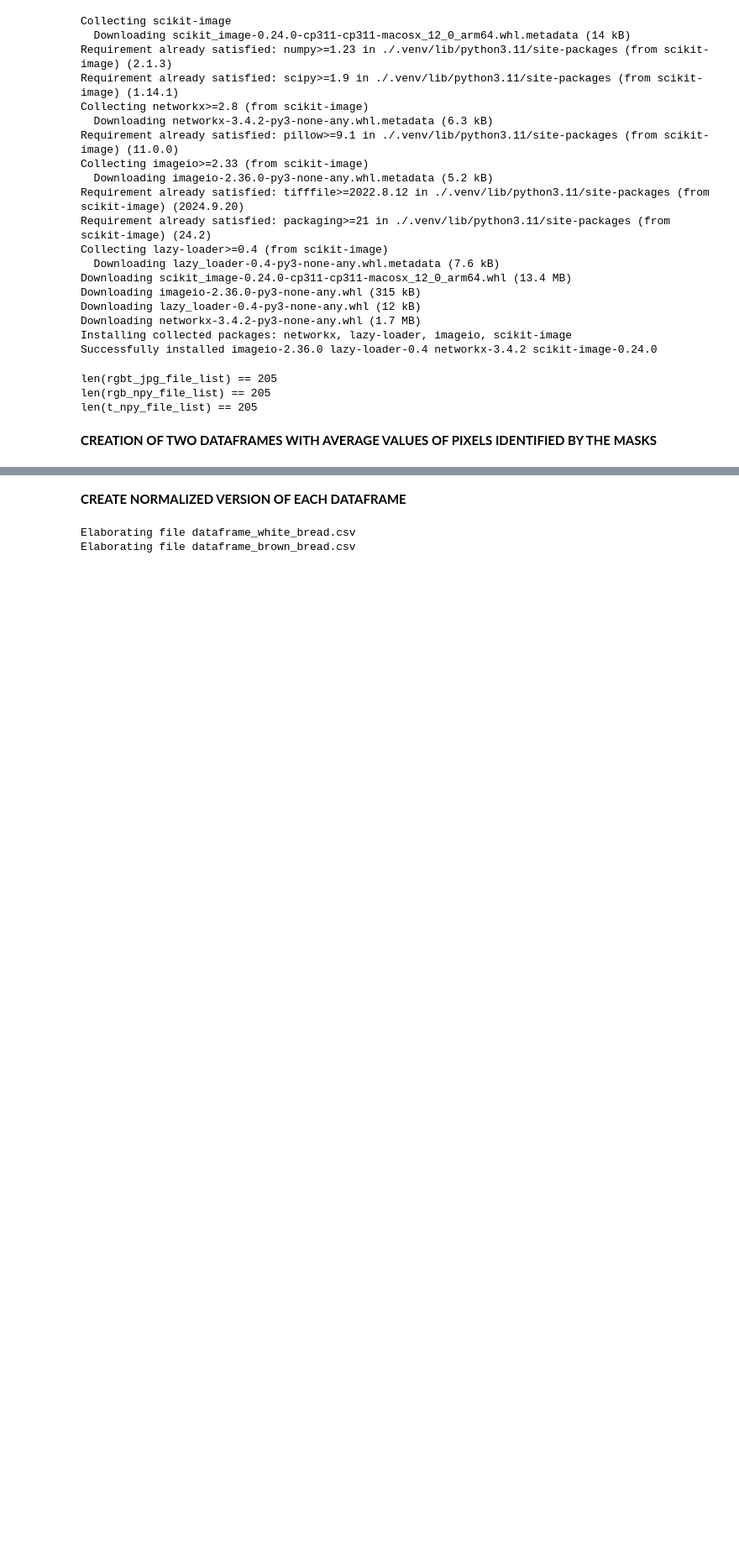
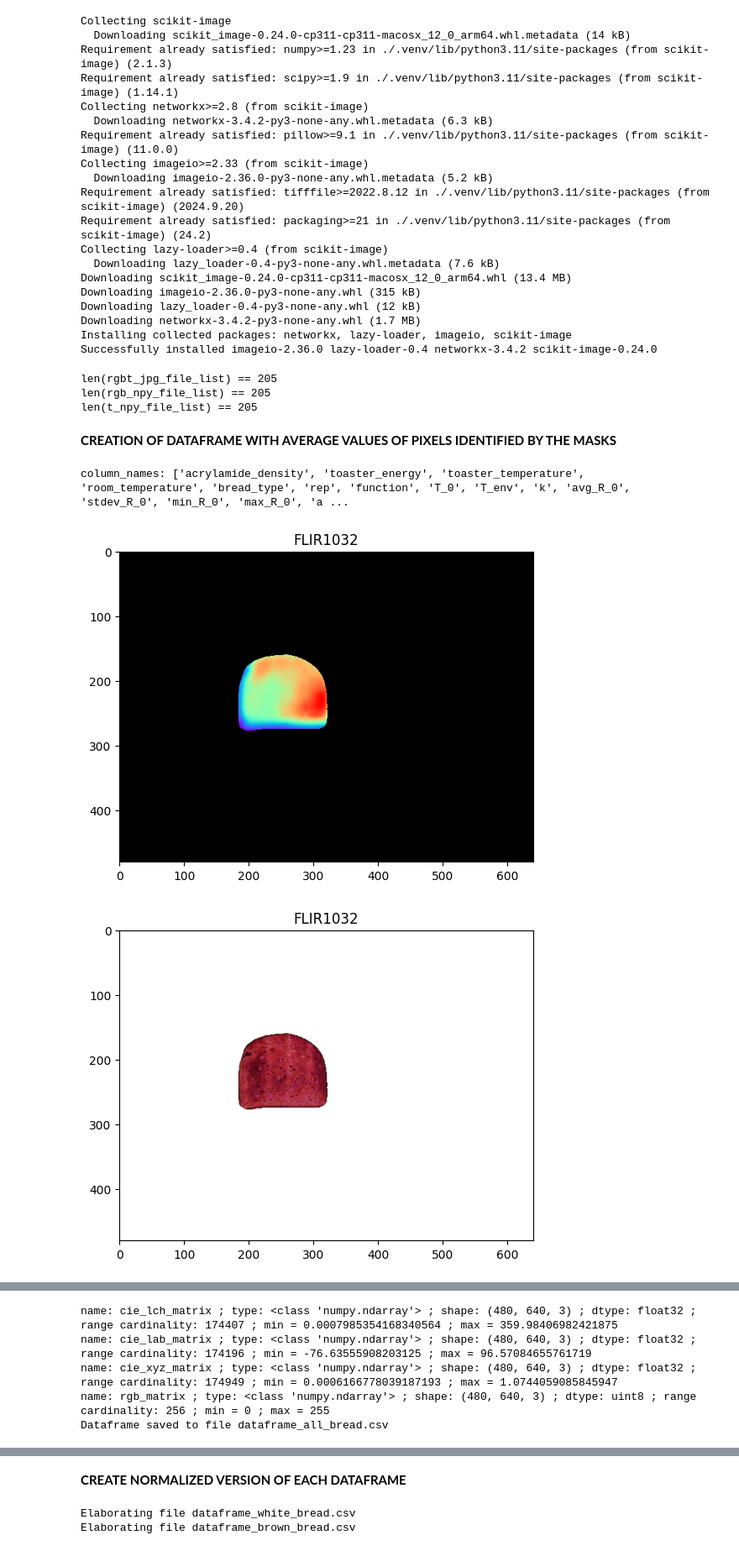
Before and after one commit to LambdaLambdaLambda/read_thermal.py, a Jupyter notebook: extract_rgb_and_thermal_data_from_raw_data_source.ipynb, the cells around one changed output, grey strips where cells are left out. Shown at 84% size. Drawn from its saved outputs; the diff is of its cells as text; code cells hidden in the pictures; blank space fills up the shorter version.

```diff
--- a/extract_rgb_and_thermal_data_from_raw_data_source.ipynb
+++ b/extract_rgb_and_thermal_data_from_raw_data_source.ipynb
@@ -751,11 +751,9 @@ len(rgbt_jpg_file_list) == 205
 len(rgb_npy_file_list) == 205
 len(t_npy_file_list) == 205
 # %% [markdown]
-**CREATION OF TWO DATAFRAMES WITH AVERAGE VALUES OF PIXELS IDENTIFIED BY THE MASKS**
+**CREATION OF DATAFRAME WITH AVERAGE VALUES OF PIXELS IDENTIFIED BY THE MASKS**
 # %%
-dataframe_white_bread = []
-dataframe_brown_bread = []
-bread_types = ['white', 'brown']
+dataframe_all_bread = []
 thresholds = [0.1, 0.2, 0.3, 0.4, 0.5]
 #fie = FlirImageExtractor(exiftool_path='exiftool')
 default_metadata = {
@@ -945,50 +943,38 @@ for j, old_record in enumerate(ground_truth):
     times = [0, 2, 4, 6, 8, 10, 15, 20, 25, 30]
     adjusted_times = [times[i] - 2 for i in range(1, 10)]
     T_env = new_record['room_temperature']
     T_0 = adjusted_avg_t_values[0]
     new_record['T_0'] = T_0
     new_record['T_env'] = T_env
 
     def mse_loss(y_true, y_pred):
         """Calculates the Mean Squared Error between true and predicted values."""
         return np.mean((y_true - y_pred)**2)
 
     def temperature_decay(t, k):
         """Calculates the temperature at time t using the decay equation."""
         return T_env + (T_0 - T_env) * np.exp(-k * t)
 
     # Define a function to minimize (MSE loss)
     def objective_function(k):
         y_pred = temperature_decay(adjusted_times, k)
         return mse_loss(adjusted_avg_t_values, y_pred)
 
     ####################################################################
     popt, _ = curve_fit(temperature_decay, adjusted_times,
                         adjusted_avg_t_values, p0=[0.1])  # Initial guess for k
     # Extract the optimal k
     optimal_k = popt[0]
+    new_record['k'] = optimal_k
+    dataframe_all_bread.append(new_record)
 
-    if (new_record['bread_type'] == 'b' and new_record['rep'] == 'd' and new_record['function'] == '6') or (new_record['bread_type'] == 'b' and new_record['rep'] == 'e'):
-        new_record['k'] = None
-    else:
-        new_record['k'] = optimal_k
 
-    if old_record['bread_type'] == 'b':
-        dataframe_brown_bread.append(new_record)
-    elif old_record['bread_type'] == 'w':
-        dataframe_white_bread.append(new_record)
-    else:
-        print(f'Wrong bread type.')
-    #TODO: where the field 'k' is None in the brown dataset, take the value of k from the same repetition in white bread dataset
-
-dest_csv = 'dataframe_white_bread.csv'
+dest_csv = 'dataframe_all_bread.csv'
 if not (os.path.exists(dest_csv) and os.path.isfile(dest_csv)):
-    df_white = pd.DataFrame(dataframe_white_bread)
+    df_white = pd.DataFrame(dataframe_all_bread)
     df_white.to_csv(dest_csv, index=False)
     print(f"Dataframe saved to file {dest_csv}")
-
-dest_csv = 'dataframe_brown_bread.csv'
-if not (os.path.exists(dest_csv) and os.path.isfile(dest_csv)):
-    df_brown = pd.DataFrame(dataframe_brown_bread)
-    df_brown.to_csv(dest_csv, index=False)
-    print(f"Dataframe saved to file {dest_csv}")
+# %% [output]
+column_names: ['acrylamide_density', 'toaster_energy', 'toaster_temperature', 'room_temperature', 'bread_type', 'rep', 'function', 'T_0', 'T_env', 'k', 'avg_R_0', 'stdev_R_0', 'min_R_0', 'max_R_0', 'a ...
+[figure, added]
+[figure, added]
@@ -994,0 +984,5 @@ if not (os.path.exists(dest_csv) and os.path.isfile(dest_csv)):
+name: cie_lch_matrix ; type: <class 'numpy.ndarray'> ; shape: (480, 640, 3) ; dtype: float32 ; range cardinality: 174407 ; min = 0.0007985354168340564 ; max = 359.98406982421875
+name: cie_lab_matrix ; type: <class 'numpy.ndarray'> ; shape: (480, 640, 3) ; dtype: float32 ; range cardinality: 174196 ; min = -76.63555908203125 ; max = 96.57084655761719
+name: cie_xyz_matrix ; type: <class 'numpy.ndarray'> ; shape: (480, 640, 3) ; dtype: float32 ; range cardinality: 174949 ; min = 0.0006166778039187193 ; max = 1.0744059085845947
+name: rgb_matrix ; type: <class 'numpy.ndarray'> ; shape: (480, 640, 3) ; dtype: uint8 ; range cardinality: 256 ; min = 0 ; max = 255
+Dataframe saved to file dataframe_all_bread.csv
```
Also changed, not shown: parts of 3 cells of this notebook, 6 other files.
